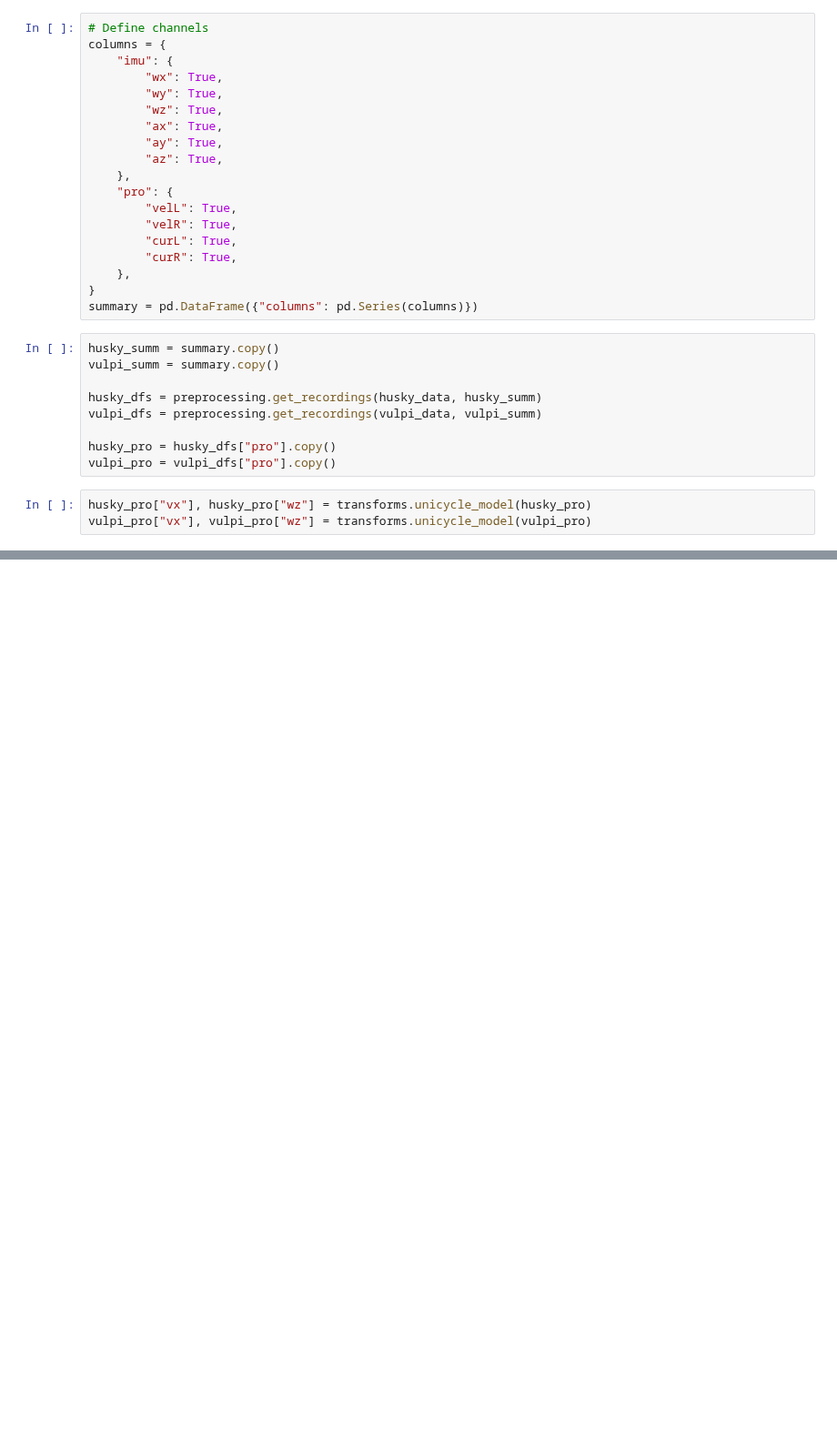
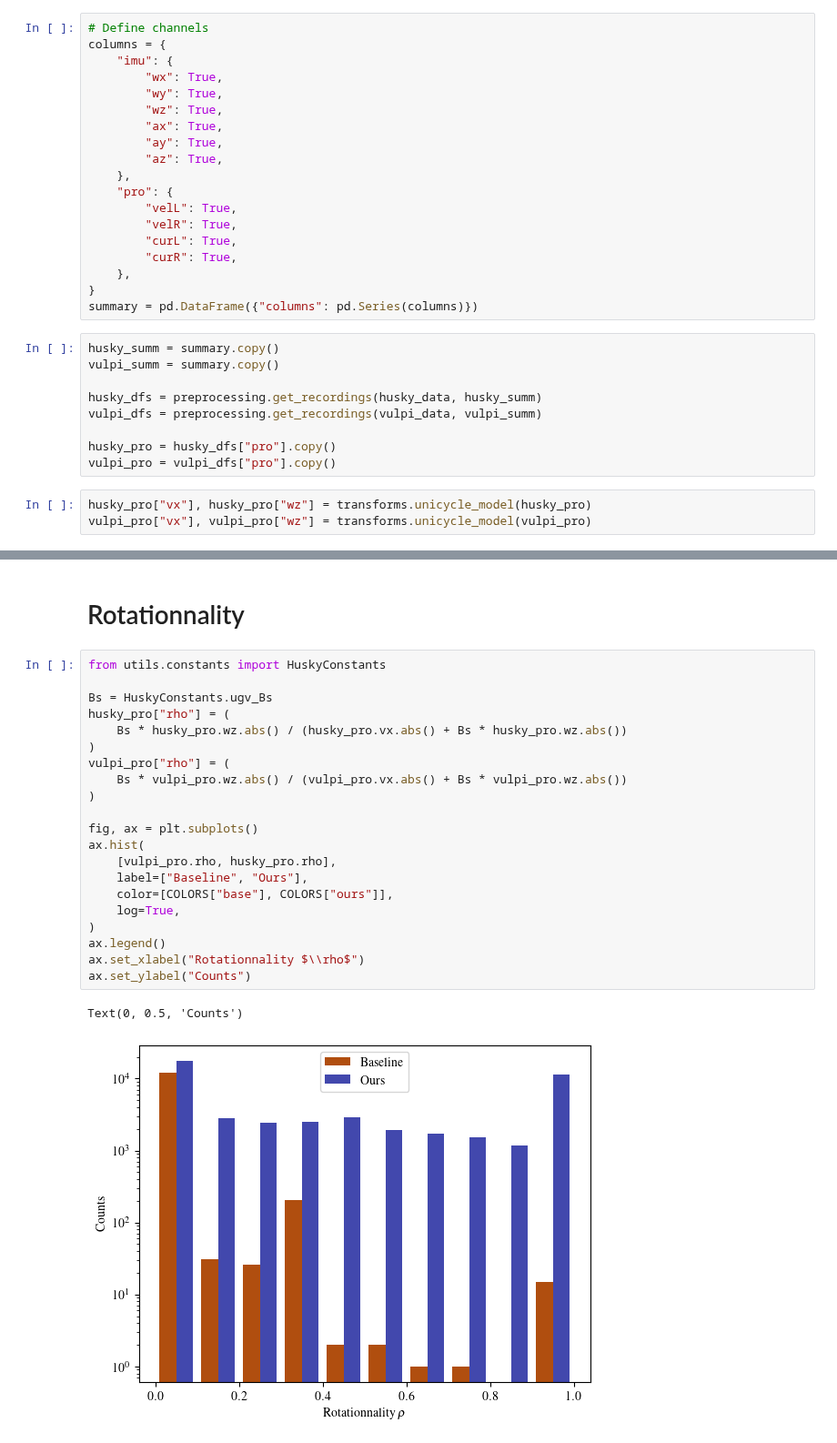
Before and after one commit to norlab-ulaval/BorealTC, a Jupyter notebook: analysis/dataset-stats.ipynb, the cells around one changed output, grey strips where cells are left out. Shown at 91% size. Cells and saved outputs as stored; diff of their text form; blank space fills up the shorter version.

```diff
--- a/analysis/dataset-stats.ipynb
+++ b/analysis/dataset-stats.ipynb
@@ -109,0 +193,26 @@ fig.savefig(figs_path / "speeds.pdf", bbox_inches="tight")
+# %% [markdown]
+# Rotationnality
+# %%
+from utils.constants import HuskyConstants
+
+Bs = HuskyConstants.ugv_Bs
+husky_pro["rho"] = (
+    Bs * husky_pro.wz.abs() / (husky_pro.vx.abs() + Bs * husky_pro.wz.abs())
+)
+vulpi_pro["rho"] = (
+    Bs * vulpi_pro.wz.abs() / (vulpi_pro.vx.abs() + Bs * vulpi_pro.wz.abs())
+)
+
+fig, ax = plt.subplots()
+ax.hist(
+    [vulpi_pro.rho, husky_pro.rho],
+    label=["Baseline", "Ours"],
+    color=[COLORS["base"], COLORS["ours"]],
+    log=True,
+)
+ax.legend()
+ax.set_xlabel("Rotationnality $\\rho$")
+ax.set_ylabel("Counts")
+# %% [output]
+Text(0, 0.5, 'Counts')
+[figure, added]
```
Also changed, not shown: parts of 5 cells of this notebook, 1 other file.
